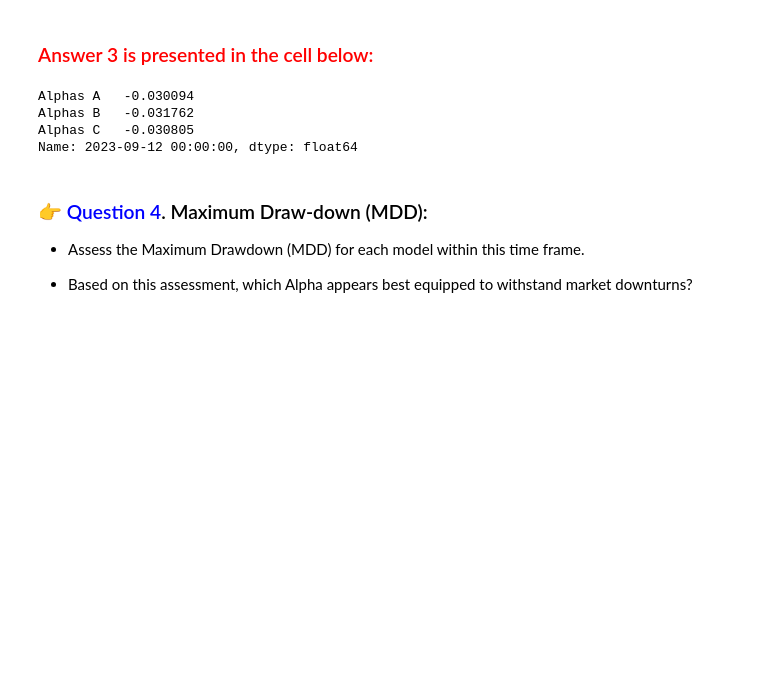
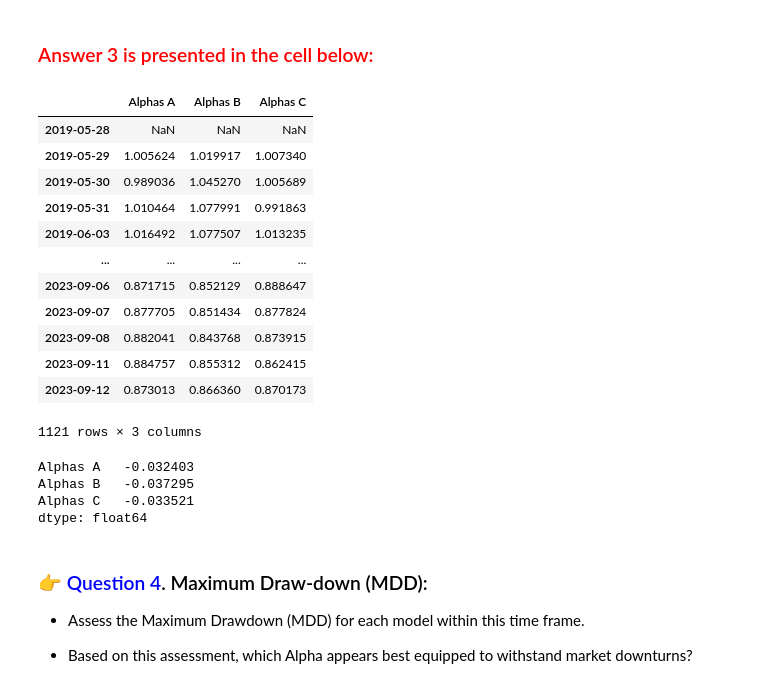
Before and after one commit to changjulian17/qf627, a Jupyter notebook: problem_set_5/QF627_Problem_Set_5 (2).ipynb, the cells around one changed output. Saved outputs shown, nothing was run; the diff lists cells and outputs as text; code cells hidden in the pictures; blank space fills up the shorter version.

```diff
--- a/problem_set_5/QF627_Problem_Set_5 (2).ipynb
+++ b/problem_set_5/QF627_Problem_Set_5 (2).ipynb
@@ -197,16 +185,29 @@ p
 - When evaluating based on the Compound Annual Growth Rate (CAGR), how do these Alphas stack up against one another?
 # %% [markdown]
 ### <font color = red> Answer 3 is presented in the cell below: </font>
-# %%
-cagr =\
-    cum_rets.iloc[-1] ** (252/1120) - 1
-
-cagr
-# %% [output]
-Alphas A   -0.030094
-Alphas B   -0.031762
-Alphas C   -0.030805
-Name: 2023-09-12 00:00:00, dtype: float64
+# %%
+alphas_cumulative_returns
+# %% [output]
+|  | Alphas A | Alphas B | Alphas C |
+| 2019-05-28 | NaN | NaN | NaN |
+| 2019-05-29 | 1.005624 | 1.019917 | 1.007340 |
+| 2019-05-30 | 0.989036 | 1.045270 | 1.005689 |
+| 2019-05-31 | 1.010464 | 1.077991 | 0.991863 |
+| 2019-06-03 | 1.016492 | 1.077507 | 1.013235 |
+| ... | ... | ... | ... |
+| 2023-09-06 | 0.871715 | 0.852129 | 0.888647 |
+| 2023-09-07 | 0.877705 | 0.851434 | 0.877824 |
+| 2023-09-08 | 0.882041 | 0.843768 | 0.873915 |
+| 2023-09-11 | 0.884757 | 0.855312 | 0.862415 |
+| 2023-09-12 | 0.873013 | 0.866360 | 0.870173 |
+1121 rows × 3 columns
+# %%
+compute_CAGR(alphas_cumulative_returns)
+# %% [output]
+Alphas A   -0.032403
+Alphas B   -0.037295
+Alphas C   -0.033521
+dtype: float64
 # %% [markdown]
 ### <font color = blue> 👉 Question 4</font>. Maximum Draw-down (MDD):
 
```
Also changed, not shown: parts of 36 cells of this notebook, 3 other files.
